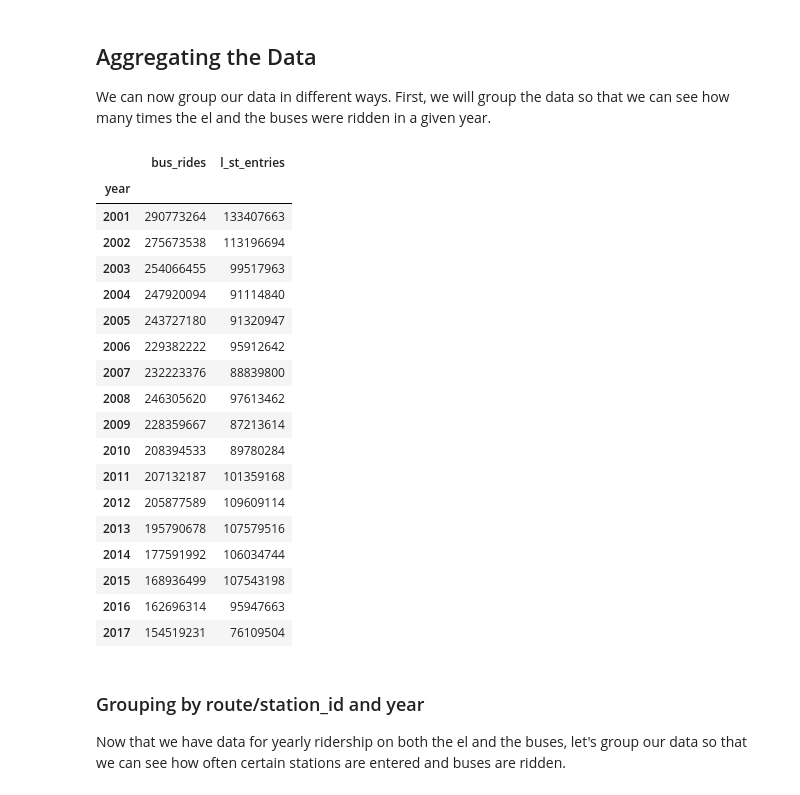
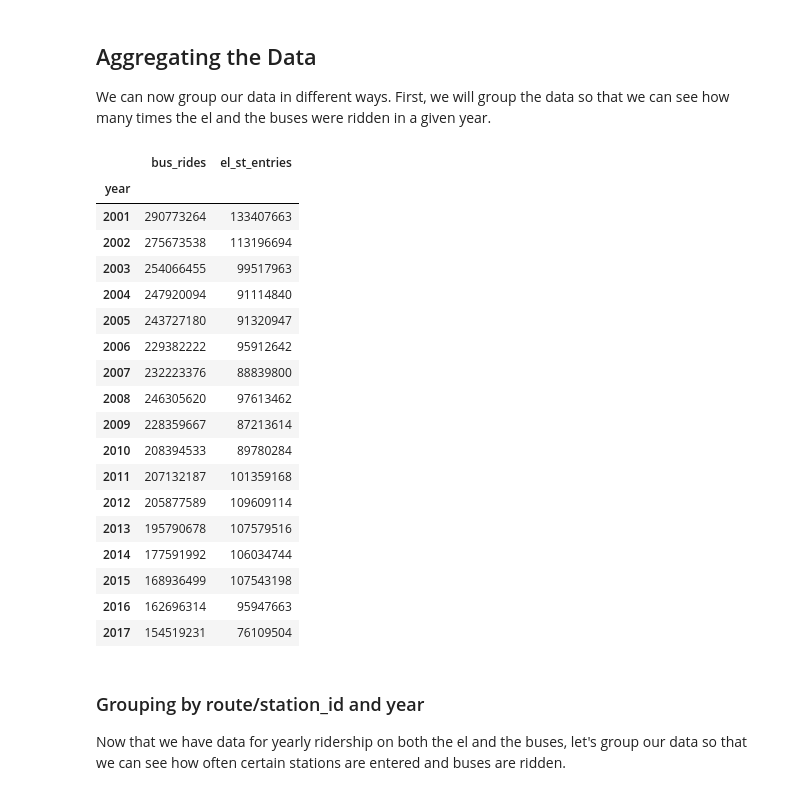
Before and after one commit to KyleJGreen/CTA-Data-Regression-Analysis, a Jupyter notebook: CTA Data Pre-Processing and Plotting.ipynb, the cells around one changed output. Cells and saved outputs as stored; diff of their text form; code cells hidden in the pictures.

```diff
--- a/CTA Data Pre-Processing and Plotting.ipynb
+++ b/CTA Data Pre-Processing and Plotting.ipynb
@@ -90,9 +98,9 @@ for mapping in station_mapping.iterrows():
     station_dict[mapping[1]['station_id']] = mapping[1]['stationname']
 
 # remove columns that don't provide information that is useful to our analysis
-l_station_entries_cl = l_station_entries.drop(['stationname', 'daytype'], axis=1)
+el_station_entries_cl = el_station_entries.drop(['stationname', 'daytype'], axis=1)
 bus_ridership_cl = bus_ridership.drop('daytype', axis=1)
-clean_dfs = [l_station_entries_cl, bus_ridership_cl]
+clean_dfs = [el_station_entries_cl, bus_ridership_cl]
 # %% [markdown]
 <h2>Aggregating the Data</h2>
 <p>We can now group our data in different ways. First, we will group the data so
@@ -100,30 +108,30 @@ that we can see how many times the el and the buses were ridden in a given year.
 # %%
 # group by dates to get sums for each date (this step is provided so as to decrease number of
 # computations when the index is converted to a datetime object later)
 bus_sum_by_date = bus_ridership_cl.groupby('date').sum()
-l_sum_by_date = l_station_entries_cl.groupby('date').sum().drop('station_id', axis=1)
-date_ride_sums = [bus_sum_by_date, l_sum_by_date]
+el_sum_by_date = el_station_entries_cl.groupby('date').sum().drop('station_id', axis=1)
+date_ride_sums = [bus_sum_by_date, el_sum_by_date]
 
 # sort the data by date index and convert date to year
 for df in date_ride_sums:
     df.index = pd.to_datetime(df.index)
     df.sort_index(inplace=True)
     df.index = df.index.map(lambda x : x.year)
 
 # group by dates again, now that our data is yearly
 yearly_bus_sums = bus_sum_by_date.groupby('date').sum()
-yearly_l_sums = l_sum_by_date.groupby('date').sum()
-year_ride_sums = [yearly_bus_sums, yearly_l_sums]
+yearly_el_sums = el_sum_by_date.groupby('date').sum()
+year_ride_sums = [yearly_bus_sums, yearly_el_sums]
 
 # combine the dataframes to use for visualization
 yearly_bus_sums.rename(columns={"rides": "bus_rides"}, inplace=True)
-yearly_l_sums.rename(columns={"rides": "l_st_entries"}, inplace=True)
-yearly_sums = pd.concat([yearly_bus_sums, yearly_l_sums], axis=1, join='inner')
+yearly_el_sums.rename(columns={"rides": "el_st_entries"}, inplace=True)
+yearly_sums = pd.concat([yearly_bus_sums, yearly_el_sums], axis=1, join='inner')
 yearly_sums.index.names = ['year']
 
 yearly_sums
 # %% [output]
-|  | bus_rides | l_st_entries |
+|  | bus_rides | el_st_entries |
 | year |  |  |
 | 2001 | 290773264 | 133407663 |
 | 2002 | 275673538 | 113196694 |
```
Also changed, not shown: parts of 7 cells of this notebook.
